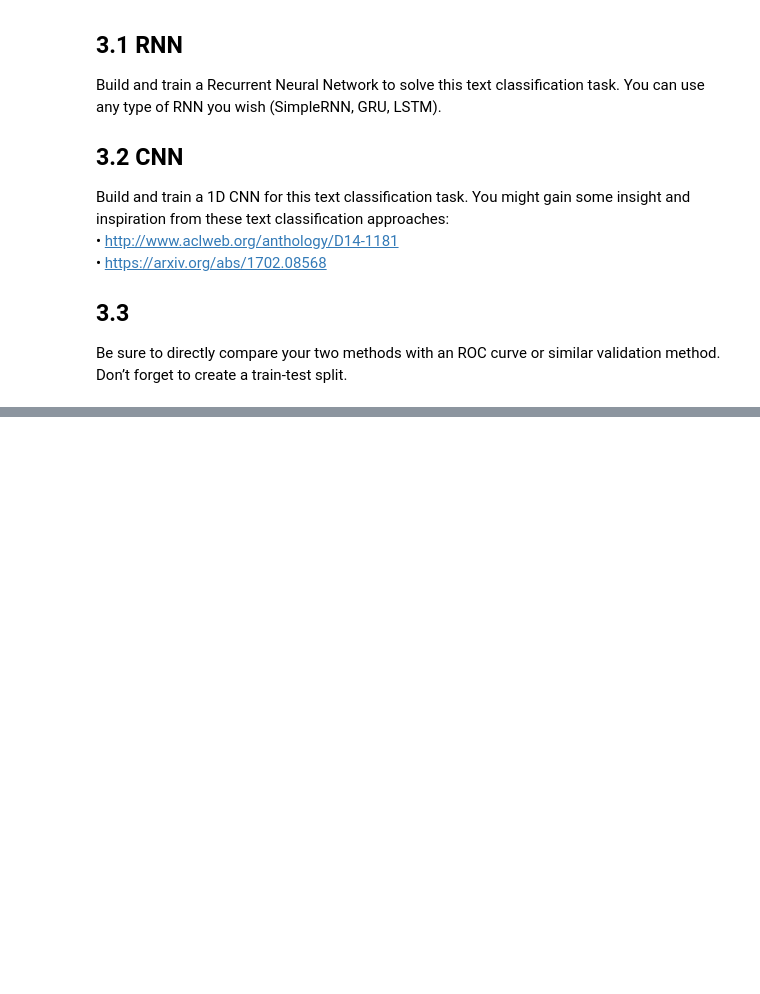
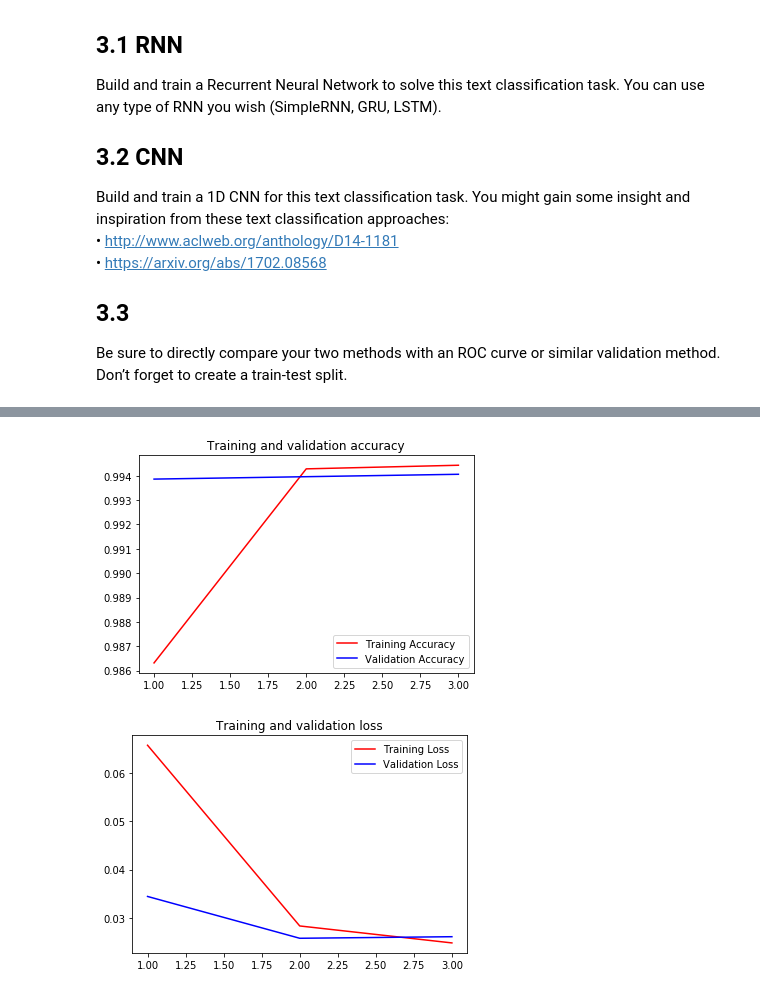
Before and after one commit to jaky0515/590, a Jupyter notebook: hw2/hw2_pt3.ipynb, the cells around one changed output, grey strips where cells are left out. Saved outputs shown, nothing was run; the diff lists cells and outputs as text; code cells hidden in the pictures; blank space fills up the shorter version.

```diff
--- a/hw2/hw2_pt3.ipynb
+++ b/hw2/hw2_pt3.ipynb
@@ -49,0 +49,12 @@ IOError: [Errno 2] No such file or directory: 'malicious-urls.txt'
+# %%
+# Data preparation
+df = pd.DataFrame({'urls':mal_urls+ben_urls, 'label':np.concatenate( [ np.ones(len(ben_urls)), np.zeros(len(mal_urls)) ])})
+url_tokens = [[printable.index(x) + 1 for x in url if x in printable] for url in df.urls]
+x_train, x_test, y_train, y_test = train_test_split(pad_sequences(url_tokens, maxlen=75), np.array(df.label), test_size=0.25, random_state=33)
+# %%
+# Build a model
+model = Sequential()
+model.add(Embedding(100, 32))
+model.add(LSTM(32))
+model.add(Dense(1, activation ='sigmoid'))
+model.summary()
@@ -49,0 +75,10 @@ IOError: [Errno 2] No such file or directory: 'malicious-urls.txt'
+# %%
+# Compile model
+model.compile(optimizer = 'rmsprop',
+             loss = 'binary_crossentropy',
+             metrics=['acc'])
+# Train model
+history = model.fit(x_train, y_train,
+                    epochs = 100, batch_size = 64,
+                    validation_split = 0.2, verbose=1,
+                    callbacks=[EarlyStopping(monitor='val_loss', min_delta=0, patience=7, verbose=1, mode='auto')])
@@ -49,0 +95,25 @@ IOError: [Errno 2] No such file or directory: 'malicious-urls.txt'
+# %%
+# Plot
+acc = history.history['acc']
+val_acc = history.history['val_acc']
+loss = history.history['loss']
+val_loss = history.history['val_loss']
+
+# Training + Valdiation Accuracy
+epochs = range(1,len(acc) + 1)
+plt.plot( epochs, acc, 'r', label = 'Training Accuracy')
+plt.plot( epochs, val_acc, 'b', label = 'Validation Accuracy')
+plt.title('Training and validation accuracy')
+plt.legend()
+plt.figure()
+
+# Training + Validation Loss
+epochs = range(1,len(loss) + 1)
+plt.plot( epochs, loss, 'r', label = 'Training Loss')
+plt.plot( epochs, val_loss, 'b', label = 'Validation Loss')
+plt.title('Training and validation loss')
+plt.legend()
+plt.show()
+# %% [output]
+[figure, added]
+[figure, added]
```
Also changed, not shown: parts of 5 cells of this notebook, 1 other file.
